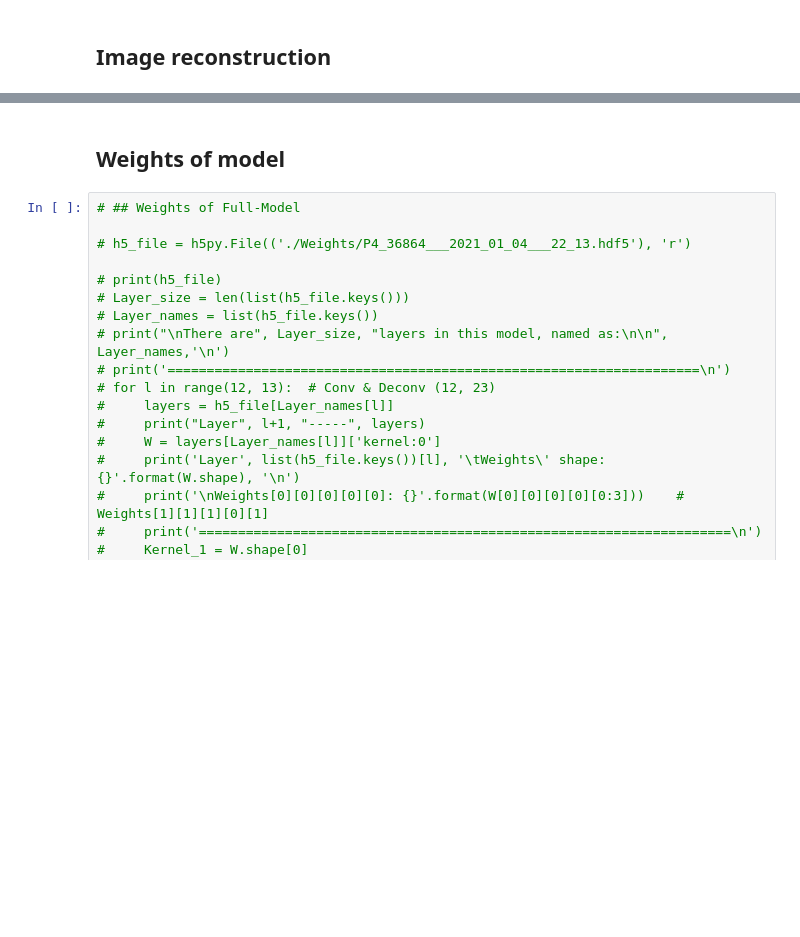
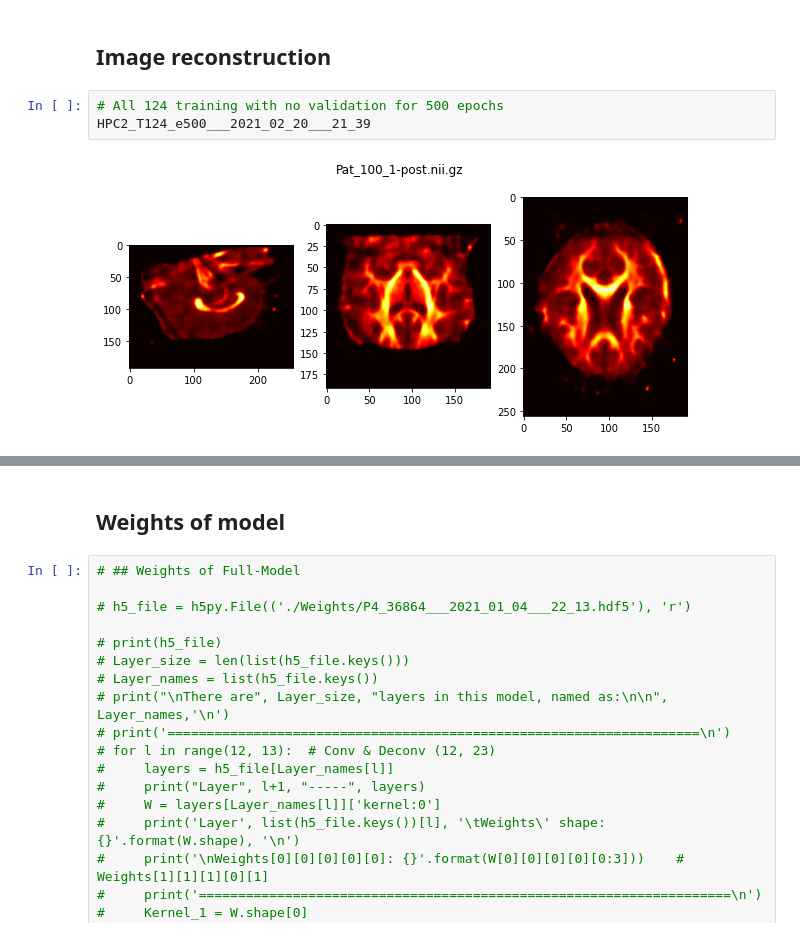
Before and after one commit to Hadi2468/DTI_Clustering, a Jupyter notebook: LF_124.ipynb, the cells around one changed output, grey strips where cells are left out. Cells and saved outputs as stored; diff of their text form; blank space fills up the shorter version.

Commit message:
All 124 training with cross out

```diff
--- a/LF_124.ipynb
+++ b/LF_124.ipynb
@@ -245,2 +190,7 @@ Start Time = 2021_02_09___01_53
 # %% [markdown]
 ## Image reconstruction
+# %%
+# All 124 training with no validation for 500 epochs
+HPC2_T124_e500___2021_02_20___21_39
+# %% [output]
+[figure, added]
```
Also changed, not shown: parts of 37 cells of this notebook, 47 other files.
